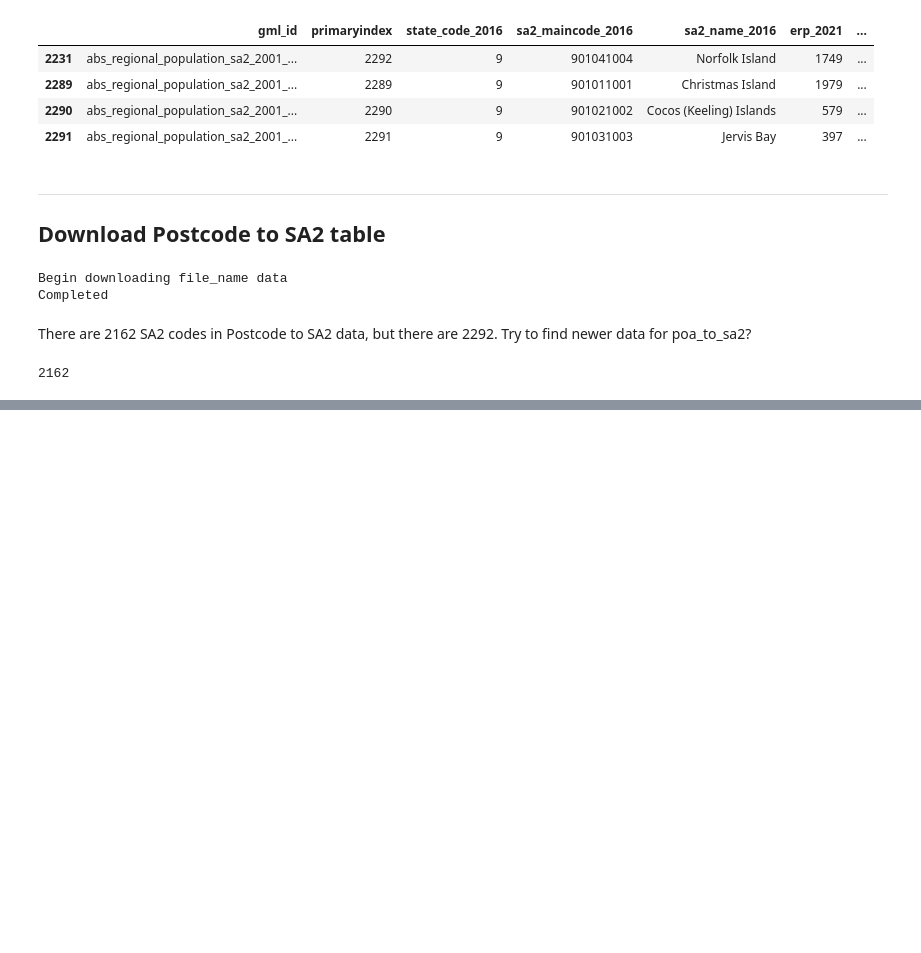
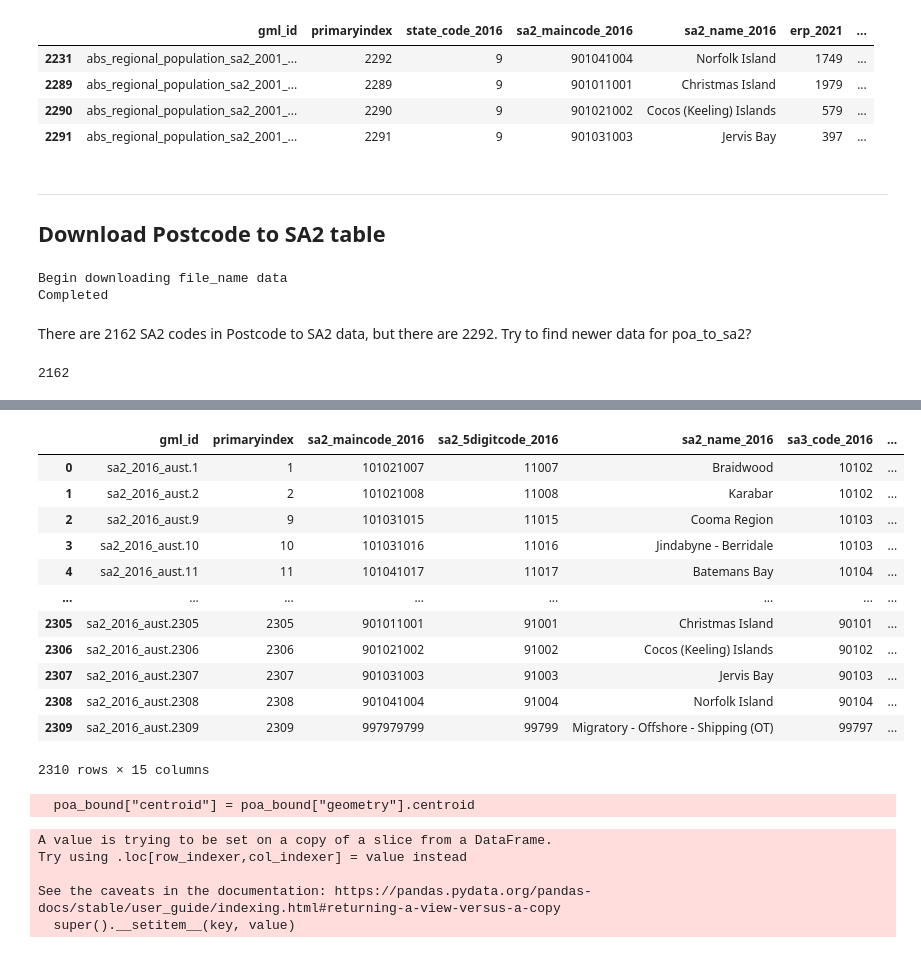
Before and after one commit to MAST30034-Applied-Data-Science/generic-buy-now-pay-later-project-group-11, a Jupyter notebook: notebooks/download_external_datasets.ipynb, the cells around one changed output, grey strips where cells are left out. Saved outputs shown, nothing was run; the diff lists cells and outputs as text; code cells hidden in the pictures; blank space fills up the shorter version.

```diff
--- a/notebooks/download_external_datasets.ipynb
+++ b/notebooks/download_external_datasets.ipynb
@@ -160,0 +159,16 @@ poa_to_sa2["SA2_MAINCODE_2011"].unique().size
+# %%
+sa2_bound
+# %% [output]
+|  | gml_id | primaryindex | sa2_maincode_2016 | sa2_5digitcode_2016 | sa2_name_2016 | sa3_code_2016 | ... |
+| 0 | sa2_2016_aust.1 | 1 | 101021007 | 11007 | Braidwood | 10102 | ... |
+| 1 | sa2_2016_aust.2 | 2 | 101021008 | 11008 | Karabar | 10102 | ... |
+| 2 | sa2_2016_aust.9 | 9 | 101031015 | 11015 | Cooma Region | 10103 | ... |
+| 3 | sa2_2016_aust.10 | 10 | 101031016 | 11016 | Jindabyne - Berridale | 10103 | ... |
+| 4 | sa2_2016_aust.11 | 11 | 101041017 | 11017 | Batemans Bay | 10104 | ... |
+| ... | ... | ... | ... | ... | ... | ... | ... |
+| 2305 | sa2_2016_aust.2305 | 2305 | 901011001 | 91001 | Christmas Island | 90101 | ... |
+| 2306 | sa2_2016_aust.2306 | 2306 | 901021002 | 91002 | Cocos (Keeling) Islands | 90102 | ... |
+| 2307 | sa2_2016_aust.2307 | 2307 | 901031003 | 91003 | Jervis Bay | 90103 | ... |
+| 2308 | sa2_2016_aust.2308 | 2308 | 901041004 | 91004 | Norfolk Island | 90104 | ... |
+| 2309 | sa2_2016_aust.2309 | 2309 | 997979799 | 99799 | Migratory - Offshore - Shipping (OT) | 99797 | ... |
+2310 rows × 15 columns
@@ -160,0 +178,4 @@ poa_to_sa2["SA2_MAINCODE_2011"].unique().size
+# %%
+poa_bound["centroid"] = poa_bound["geometry"].centroid
+# %% [output]
+  poa_bound["centroid"] = poa_bound["geometry"].centroid
@@ -160,0 +186,10 @@ poa_to_sa2["SA2_MAINCODE_2011"].unique().size
+# %%
+
+from shapely.validation import make_valid
+sa2_bound["geometry"] = sa2_bound["geometry"].apply(make_valid)
+# %% [output]
+A value is trying to be set on a copy of a slice from a DataFrame.
+Try using .loc[row_indexer,col_indexer] = value instead
+
+See the caveats in the documentation: https://pandas.pydata.org/pandas-docs/stable/user_guide/indexing.html#returning-a-view-versus-a-copy
+  super().__setitem__(key, value)
```
Also changed, not shown: parts of 9 cells of this notebook, 2 other files.
